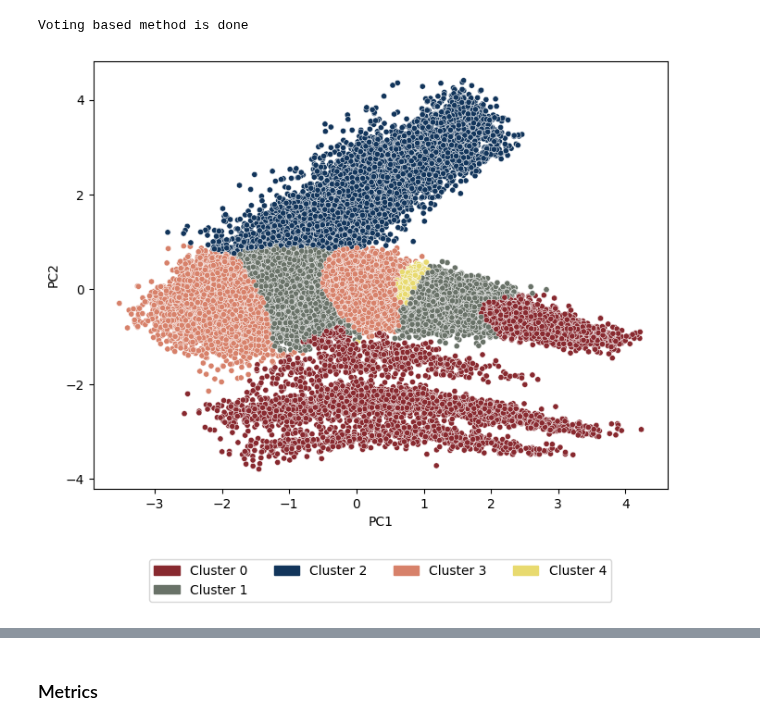
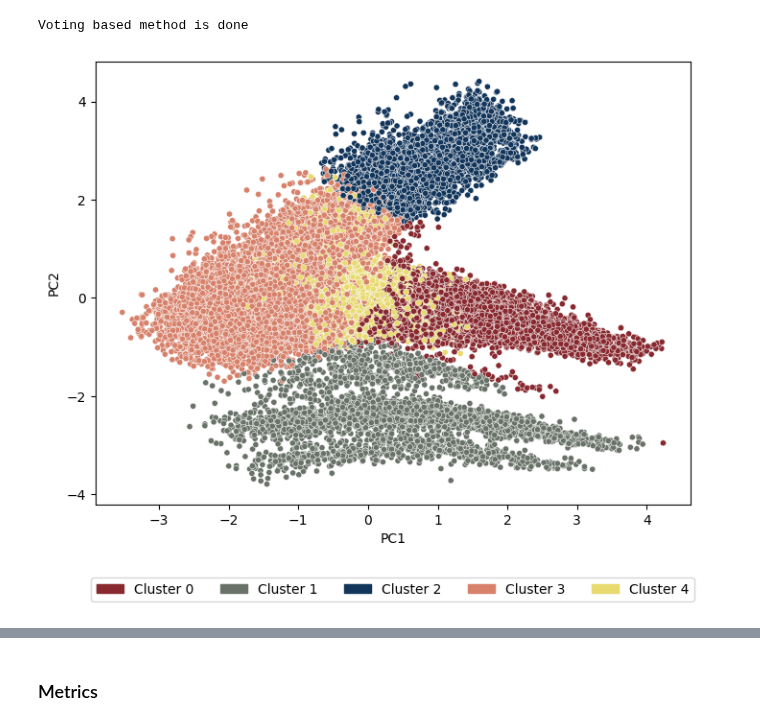
Before and after one commit to sarabreu/thesis_dev, a Jupyter notebook: 4_ensemble_models/clean_solar.ipynb, the cells around one changed output, grey strips where cells are left out. Drawn from its saved outputs; the diff is of its cells as text; code cells hidden in the pictures.

```diff
--- a/4_ensemble_models/clean_solar.ipynb
+++ b/4_ensemble_models/clean_solar.ipynb
@@ -289,6 +285,9 @@ Voting based method is done
 # %%
 df['cluster_label'] = voting_labels_ward_kmeans
 df['asset_id'] = subset_df['asset_id']
+
+pca_to_plot_df['cluster_label'] = voting_labels_ward_kmeans
+pca_to_plot_df['asset_id'] = subset_df['asset_id']
 # %%
 df.to_csv('results/clean_solar/ward_kmeans.csv', index = False)
 # %%
@@ -386,48 +387,51 @@ Ensemble Construction by Cluster Fusion:
 
 Cluster Fusion: Merge clusters from K-means and GMMs based on similarity measures between cluster centroids or density distributions
 # %%
-df = df[['PC1', 'PC2']]
+df = df[['PC1', 'PC2', 'PC3', 'PC4']]
 # %%
 # Voting based on cluster assignments
-num_clusters = max(len(set(gmm_labels)), len(set(ward_labels)))
-voting_labels_ward_gmm = np.zeros(len(df), dtype=int)
+num_clusters = max(len(set(clara_labels)), len(set(ward_labels)))
+voting_labels_ward_clara = np.zeros(len(df), dtype=float)
 
 for i in range(len(df)):
-    gmm_cluster = gmm_labels[i]
+    clara_cluster = clara_labels[i]
     ward_cluster = ward_labels[i]
 
     # Create a voting array
-    votes = np.zeros(num_clusters, dtype=int)
-    votes[gmm_cluster] += 1
-    votes[ward_cluster] += 1
+    votes = np.zeros(num_clusters, dtype=float)
+    votes[clara_cluster] += 1*avg_weight
+    votes[ward_cluster] += 1*lower_weight
 
     # Assign the data point to the cluster with the most votes
-    voting_labels_ward_gmm[i] = np.argmax(votes)
+    voting_labels_ward_clara[i] = np.argmax(votes)
 
 print('Voting based method is done')
 # %% [output]
 Voting based method is done
 # %%
-df['cluster_label'] = voting_labels_ward_gmm
+df['cluster_label'] = voting_labels_ward_clara
 df['asset_id'] = subset_df['asset_id']
+
+pca_to_plot_df['cluster_label'] = voting_labels_ward_clara
+pca_to_plot_df['asset_id'] = subset_df['asset_id']
 # %%
 df.to_csv('results/clean_solar/gmm_ward.csv', index = False)
 # %%
-n_clusters = len(df['cluster_label'].unique())
+n_clusters = len(pca_to_plot_df['cluster_label'].unique())
 pallete = sns.color_palette(my_colors, n_clusters)
 
 # Plot the representative points on a scatter plot using PCA results
 plt.figure(figsize=(8, 6))
-sns.scatterplot(data=df, x='PC1', y='PC2', hue='cluster_label', palette=pallete, s=20)
+sns.scatterplot(data=pca_to_plot_df, x='PC1', y='PC2', hue='cluster_label', palette=pallete, s=20)
 # plt.title('Ensemble Ward Link and Gaussian Mixture')
 plt.xlabel('PC1')
 plt.ylabel('PC2')
 legend_handles = [mpatches.Circle((0, 0), radius=1, color=color) for color in my_colors]
-plt.legend(handles=legend_handles, labels=[f'Cluster {cluster_label}' for cluster_label in np.unique(voting_labels_ward_gmm)],
-           loc='upper center', bbox_to_anchor=(0.5, -0.15), ncol=4)
+plt.legend(handles=legend_handles, labels=[f'Cluster {cluster_label}' for cluster_label in np.unique(voting_labels_ward_clara).astype(int)],
+           loc='upper center', bbox_to_anchor=(0.5, -0.15), ncol=5)
 plt.show()
 # %% [output]
-[figure, old version]
+[figure, new version]
 # %%
 most_frequent_clusters = df.groupby('asset_id')['cluster_label'].agg(lambda x: np.bincount(x).argmax())
 
```
Also changed, not shown: parts of 55 cells of this notebook, 3 other files.
